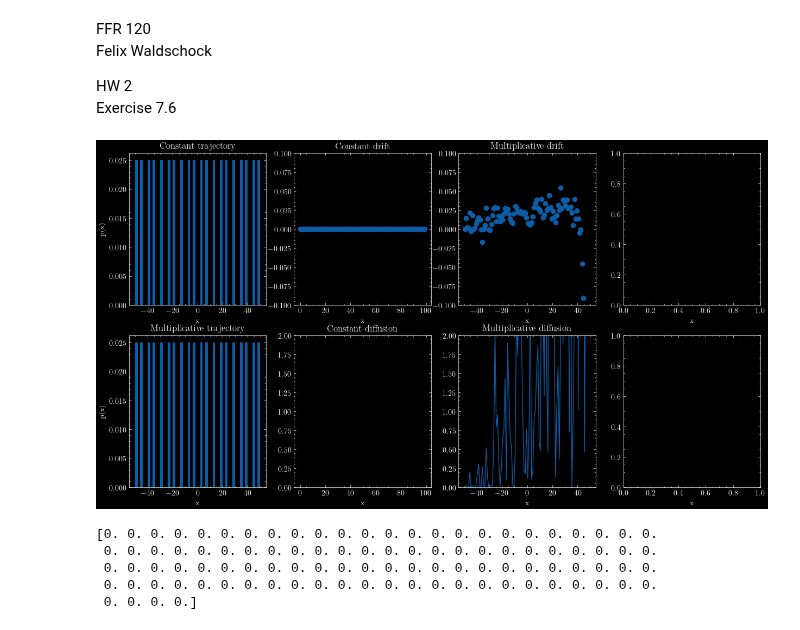
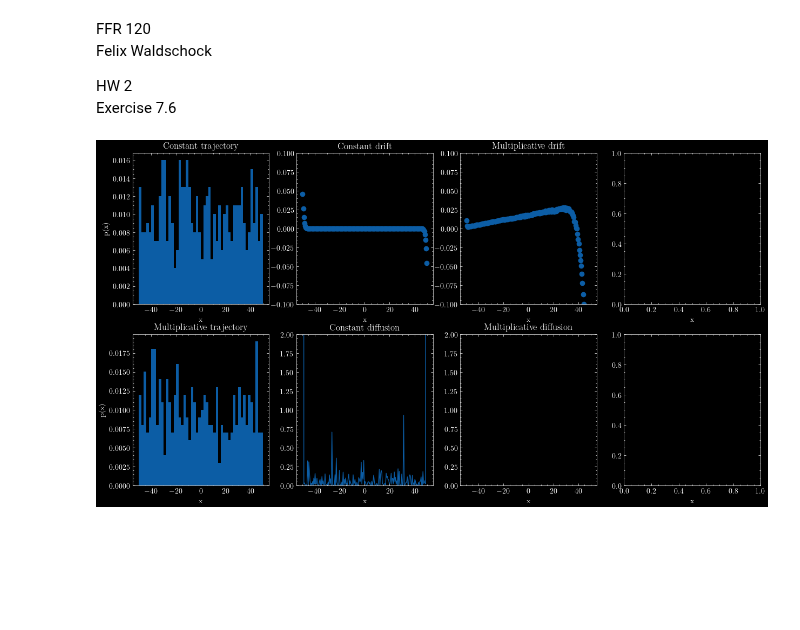
Before and after one commit to FelixWaldschock/Chalmers_FFR120_Simulation_Of_Complex_System, a Jupyter notebook: HW_02/Exercise_7-6 copy.ipynb, the cells around one changed output. Drawn from its saved outputs; the diff is of its cells as text; code cells hidden in the pictures; blank space fills up the shorter version.

```diff
--- a/HW_02/Exercise_7-6 copy.ipynb
+++ b/HW_02/Exercise_7-6 copy.ipynb
@@ -168,50 +178,64 @@ def computeDriftDiff(trajectoryTensor):
     return drift, driftCounter, diff, diffCounter
 # %%
 # compute the drift and diffusion for both simulation trajectories
-
-drift_constant, driftCounter_const, diffusion_constant, diffCounter_const = computeDriftDiff(trajectoryTensor_constant)
-drift_multiplicative, driftCounter_mult, diffusion_multiplicative, diffCounter_mult = computeDriftDiff(trajectoryTensor_multiplicative)
+if(0):
+    drift_constant, driftCounter_const, diffusion_constant, diffCounter_const = computeDriftDiff(trajectoryTensor_constant,"const")
+# %%
+if(1):
+    drift_multiplicative, driftCounter_mult, diffusion_multiplicative, diffCounter_mult = computeDriftDiff(trajectoryTensor_multiplicative,"mult")
+# %%
+def lowPassFilter(array, tau):
+    # simple low pass filter to smooth the data
+    # tau is the time constant
+    # array is the array to be smoothed
+    # returns the smoothed array
+
+
+    # bypass
+    if(1):
+        return array
+
+    smoothedArray = np.zeros(len(array))
+    smoothedArray[0] = array[0]
+    for i in range(1, len(array)):
+        smoothedArray[i] = smoothedArray[i-1] + (array[i] - smoothedArray[i-1]) * dT / tau
+    return smoothedArray
 # %%
 # plot a 2x3 subplot
 fig, axs = plt.subplots(2, 4, figsize=(15,8))
 x_init = np.linspace(-L/2, L/2, N)
 
-
 # plot the constantDrift and conStantDiffusion in 1 and 2
-axs[0, 0].hist(x_init, bins=50, density=True, label='constant drift')
+axs[0, 0].hist(trajectories_constant, bins=50, density=True, label='constant drift')
+#axs[0, 0].plot(x_init, trajectories_constant[0,:], label='constant drift')
 axs[0, 0].set_title('Constant trajectory')
 axs[0, 0].set(ylabel='p(x)')
 
-axs[1, 0].hist(x_init, bins=50, density=True, label='multiplicative trajectory')
+axs[1, 0].hist(trajectories_multiplicative, bins=50, density=True, label='multiplicative trajectory')
 axs[1, 0].set_title('Multiplicative trajectory')
 axs[1, 0].set(ylabel='p(x)')
 
-axs[0, 1].plot(drift_constant, 'o',label='constant noise')
+axs[0, 1].plot(IntervallCenters,drift_constant, 'o',label='constant noise')
 axs[0, 1].set_title('Constant drift')
 axs[0, 1].set_ylim(-0.1, 0.1)
-axs[1, 1].plot(diffusion_constant, label='constant noise')
+
+axs[1, 1].plot(IntervallCenters,lowPassFilter(diffusion_constant,4*dT), label='constant noise')
 axs[1, 1].set_title('Constant diffusion')
 axs[1, 1].set_ylim(-0, 2)
 
 
 axs[0, 2].plot(IntervallCenters,drift_multiplicative, 'o', label='multiplicative noise')
 axs[0, 2].set_title('Multiplicative drift')
 axs[0, 2].set_ylim(-0.1, 0.1)
-axs[1, 2].plot(IntervallCenters,diffusion_multiplicative, label='multiplicative noise')
+
+
+axs[1, 2].plot(IntervallCenters,lowPassFilter(diffusion_multiplicative, 4*dT), label='multiplicative noise')
 axs[1, 2].set_title('Multiplicative diffusion')
 axs[1, 2].set_ylim(-0, 2)
 
 
 # set x label for all plots "x"
 for ax in axs.flat:
     ax.set(xlabel='x')
 # %% [output]
-[figure, old version]
+[figure, new version]
-# %%
-print(diffusion_constant)
-# %% [output]
-[0. 0. 0. 0. 0. 0. 0. 0. 0. 0. 0. 0. 0. 0. 0. 0. 0. 0. 0. 0. 0. 0. 0. 0.
- 0. 0. 0. 0. 0. 0. 0. 0. 0. 0. 0. 0. 0. 0. 0. 0. 0. 0. 0. 0. 0. 0. 0. 0.
- 0. 0. 0. 0. 0. 0. 0. 0. 0. 0. 0. 0. 0. 0. 0. 0. 0. 0. 0. 0. 0. 0. 0. 0.
- 0. 0. 0. 0. 0. 0. 0. 0. 0. 0. 0. 0. 0. 0. 0. 0. 0. 0. 0. 0. 0. 0. 0. 0.
- 0. 0. 0. 0.]
```
Also changed, not shown: parts of 8 cells of this notebook, 14 other files.
